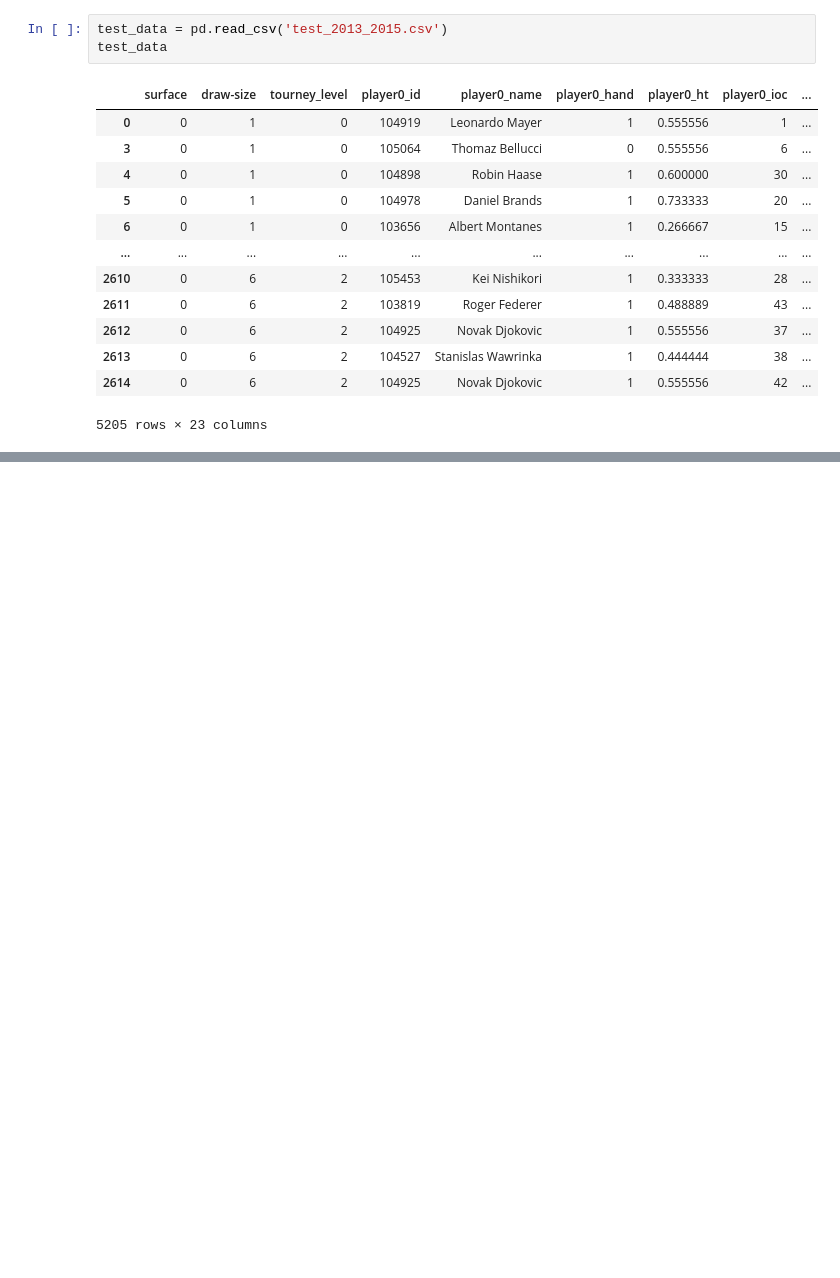
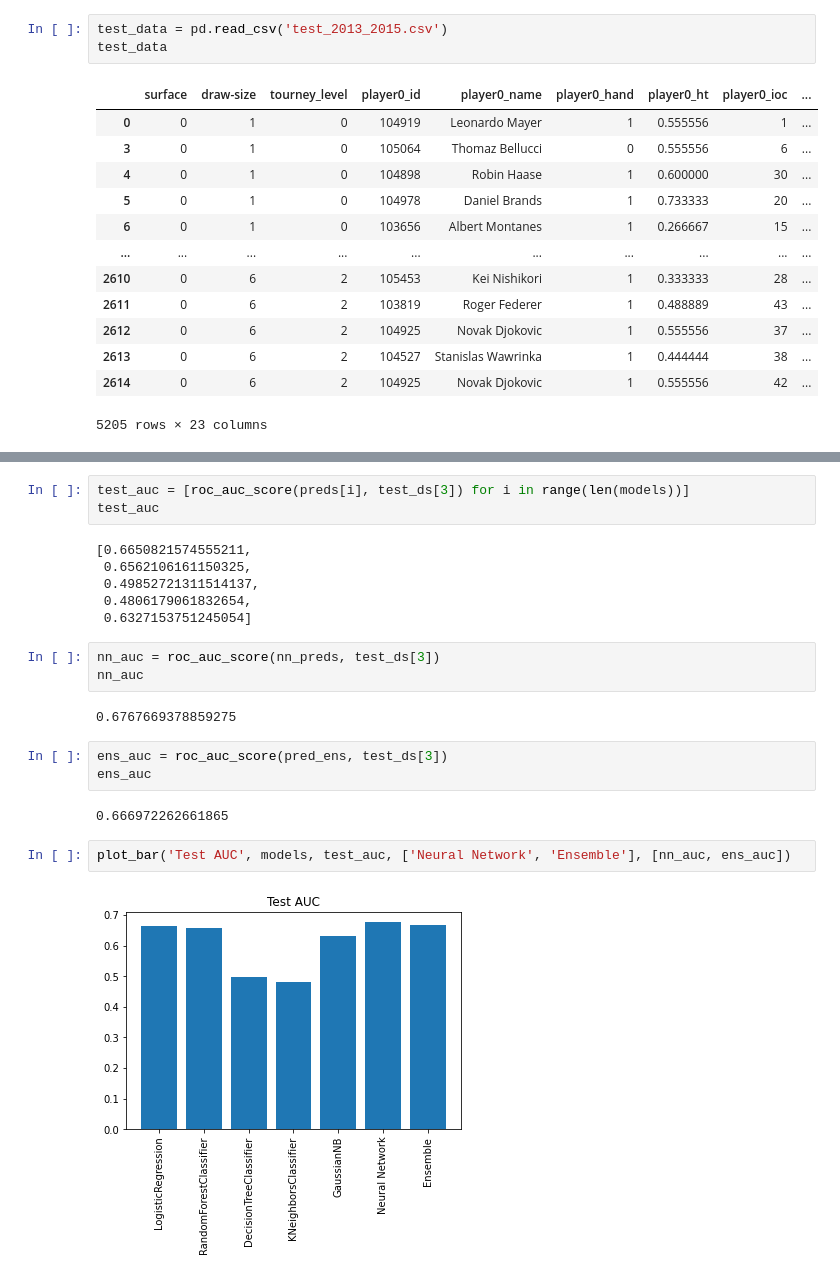
Before and after one commit to sparshpekhale/Tennis_match_prediction, a Jupyter notebook: test.ipynb, the cells around one changed output, grey strips where cells are left out. Saved outputs shown, nothing was run; the diff lists cells and outputs as text; blank space fills up the shorter version.

```diff
--- a/test.ipynb
+++ b/test.ipynb
@@ -230,0 +293,23 @@ nn.evaluate(test_ds[0], test_ds[2])
+# %%
+test_auc = [roc_auc_score(preds[i], test_ds[3]) for i in range(len(models))]
+test_auc
+# %% [output]
+[0.6650821574555211,
+ 0.6562106161150325,
+ 0.49852721311514137,
+ 0.4806179061832654,
+ 0.6327153751245054]
+# %%
+nn_auc = roc_auc_score(nn_preds, test_ds[3])
+nn_auc
+# %% [output]
+0.6767669378859275
+# %%
+ens_auc = roc_auc_score(pred_ens, test_ds[3])
+ens_auc
+# %% [output]
+0.666972262661865
+# %%
+plot_bar('Test AUC', models, test_auc, ['Neural Network', 'Ensemble'], [nn_auc, ens_auc])
+# %% [output]
+[figure, added]
```
Also changed, not shown: parts of 21 cells of this notebook, 9 other files.
